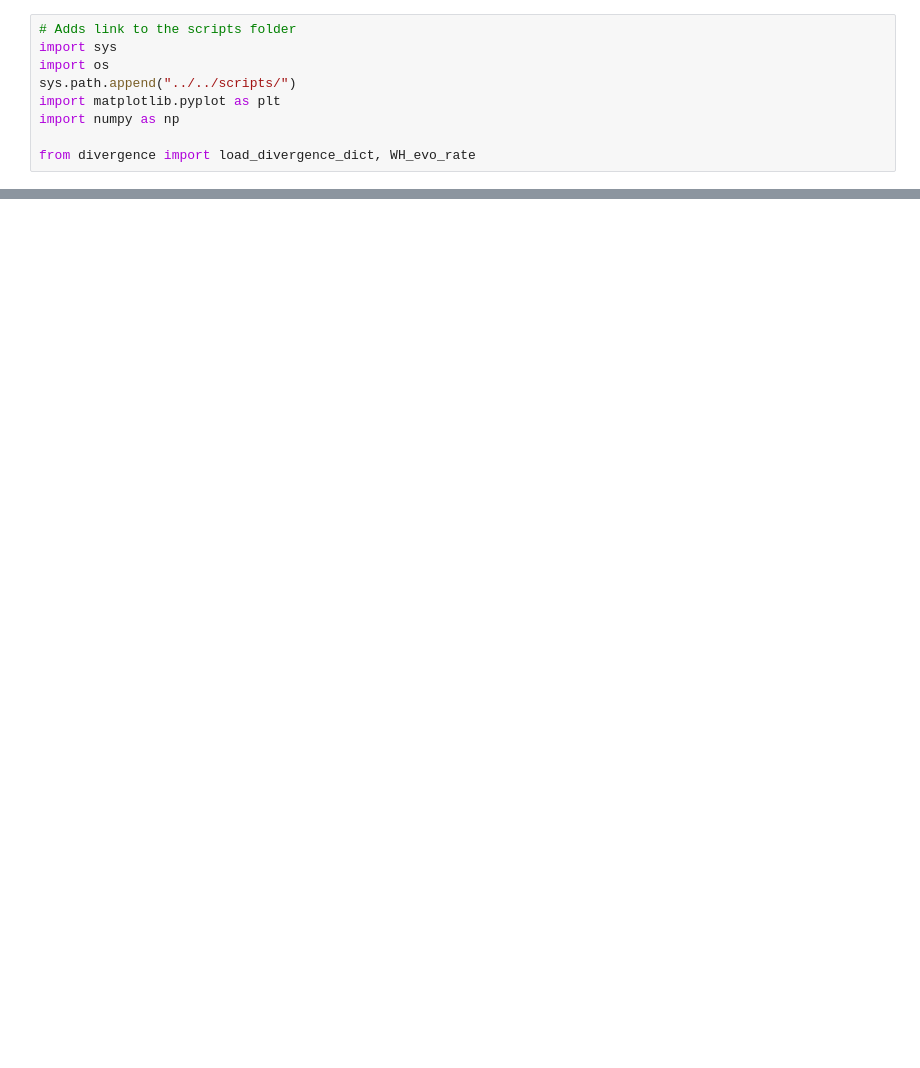
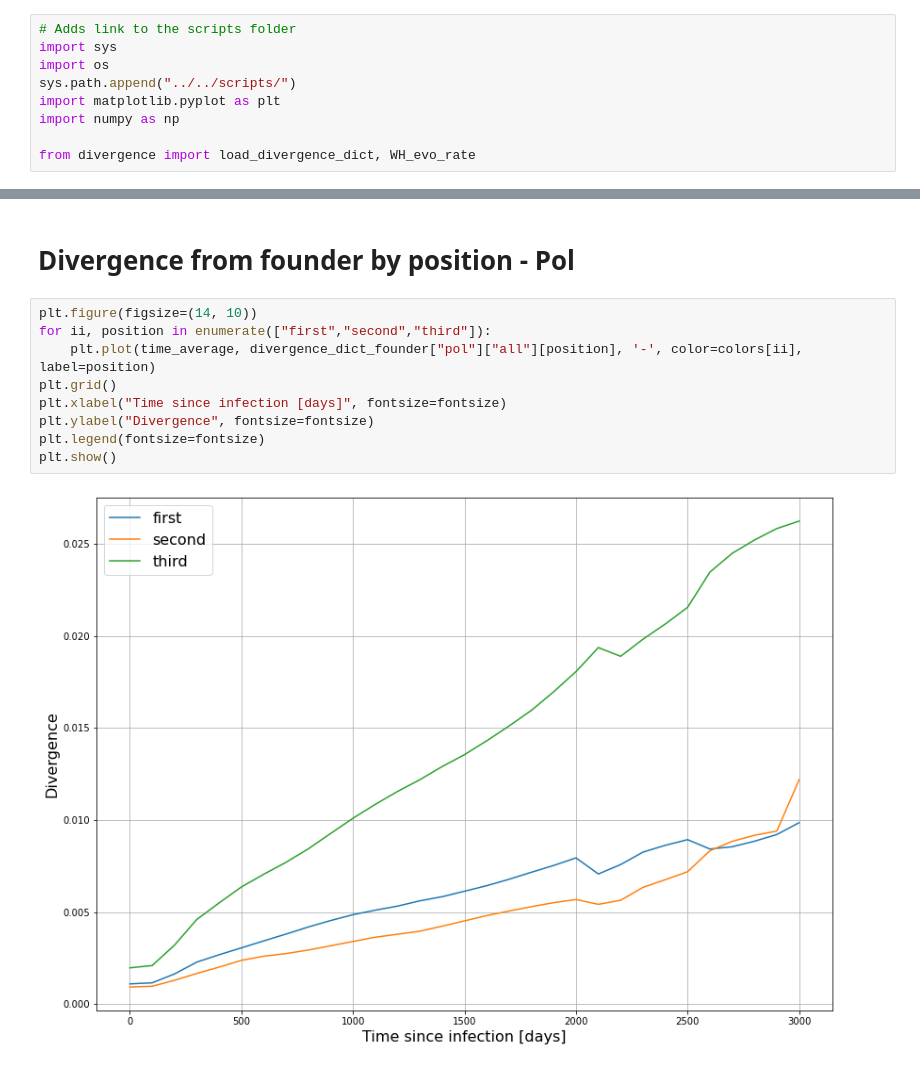
Before and after one commit to neherlab/HIVEVO_recombination, a Jupyter notebook: notebooks/paper_draft_2021/new_divergence.ipynb, the cells around one changed output, grey strips where cells are left out. Drawn from its saved outputs; the diff is of its cells as text; blank space fills up the shorter version.

```diff
--- a/notebooks/paper_draft_2021/new_divergence.ipynb
+++ b/notebooks/paper_draft_2021/new_divergence.ipynb
@@ -31,0 +88,13 @@ plt.show()
+# %% [markdown]
+# Divergence from founder by position - Pol
+# %%
+plt.figure(figsize=(14, 10))
+for ii, position in enumerate(["first","second","third"]):
+    plt.plot(time_average, divergence_dict_founder["pol"]["all"][position], '-', color=colors[ii], label=position)
+plt.grid()
+plt.xlabel("Time since infection [days]", fontsize=fontsize)
+plt.ylabel("Divergence", fontsize=fontsize)
+plt.legend(fontsize=fontsize)
+plt.show()
+# %% [output]
+[figure, added]
```
Also changed, not shown: parts of 11 cells of this notebook, 2 other files.
